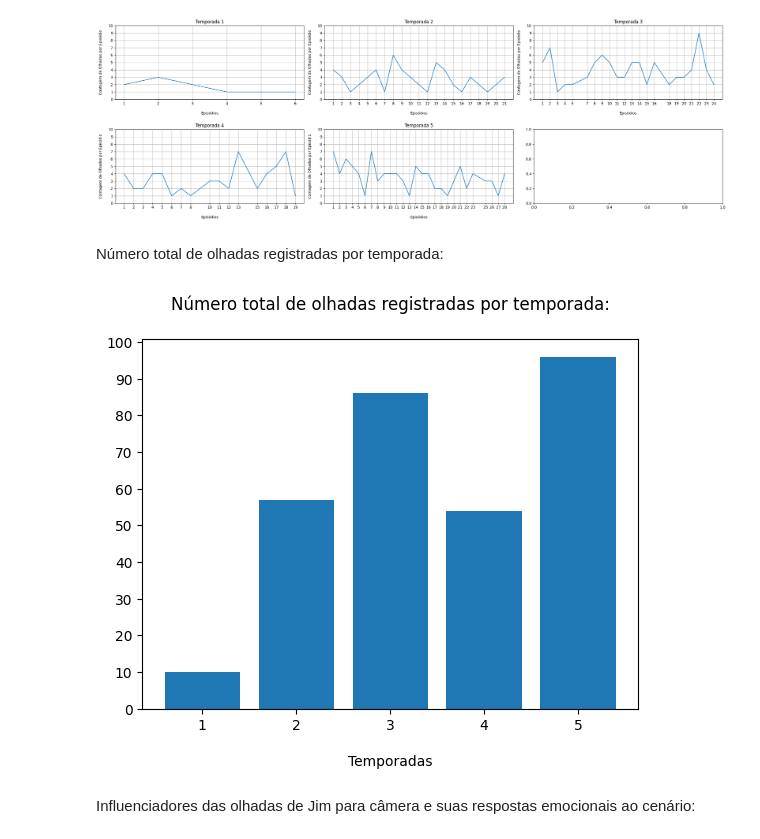
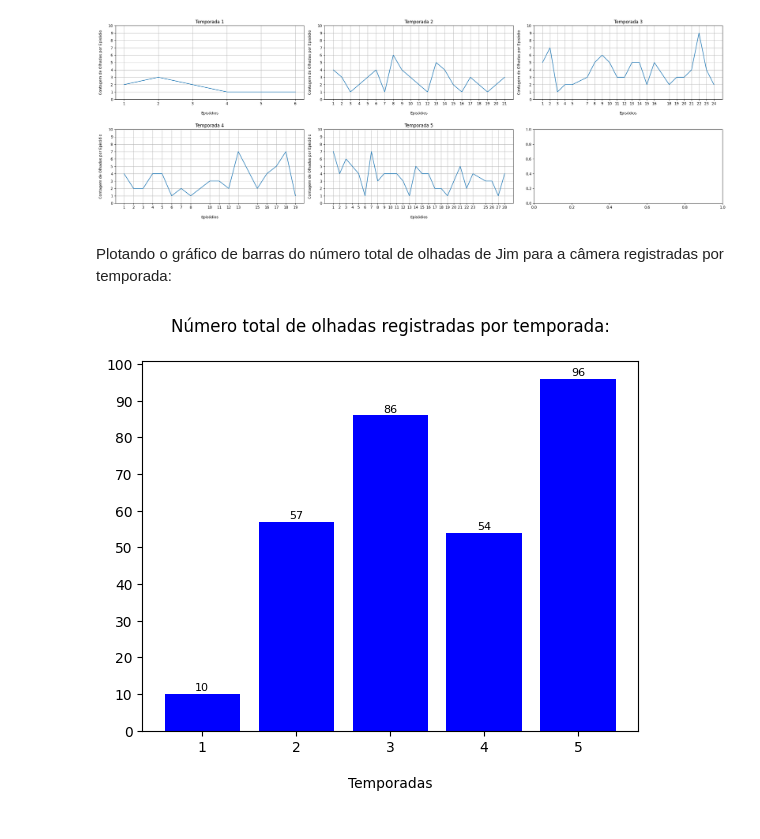
Before and after one commit to marinasbrum/ExploringNonverbalCommunication, a Jupyter notebook: Emotional_Responses_Analysis.ipynb, the cells around one changed output. Cells and saved outputs as stored; diff of their text form; code cells hidden in the pictures.

```diff
--- a/Emotional_Responses_Analysis.ipynb
+++ b/Emotional_Responses_Analysis.ipynb
@@ -35,23 +35,19 @@ plt.show()
 # %% [output]
 [figure]
 # %% [markdown]
-Número total de olhadas registradas por temporada:
+Plotando o gráfico de barras do número total de olhadas de Jim para a câmera registradas por temporada:
 # %%
 looks = teste.groupby('Season').size()
 bars = plt.bar(looks.index, looks.values, color='b')
 
-for bar, olhadas in zip(bars, looks.values):
-    plt.text(bar.get_x() + bar.get_width() / 2, bar.get_height() + 0.3, olhadas,
+for bar, look in zip(bars, looks.values):
+    plt.text(bar.get_x() + bar.get_width() / 2, bar.get_height() + 0.3, look,
              ha ='center', va ='bottom', fontsize = 8)
 
-plt.bar(looks.index, looks.values)
 plt.xticks(looks.index)
 plt.yticks(range(0, max(looks) + 10, 10))
 plt.title(f'Número total de olhadas registradas por temporada:\n')
 plt.xlabel('\nTemporadas')
 plt.show()
 # %% [output]
-[figure, old version]
+[figure, new version]
-# %% [markdown]
-
-Influenciadores das olhadas de Jim para câmera e suas respostas emocionais ao cenário:
```
Also changed, not shown: parts of 5 cells of this notebook.
